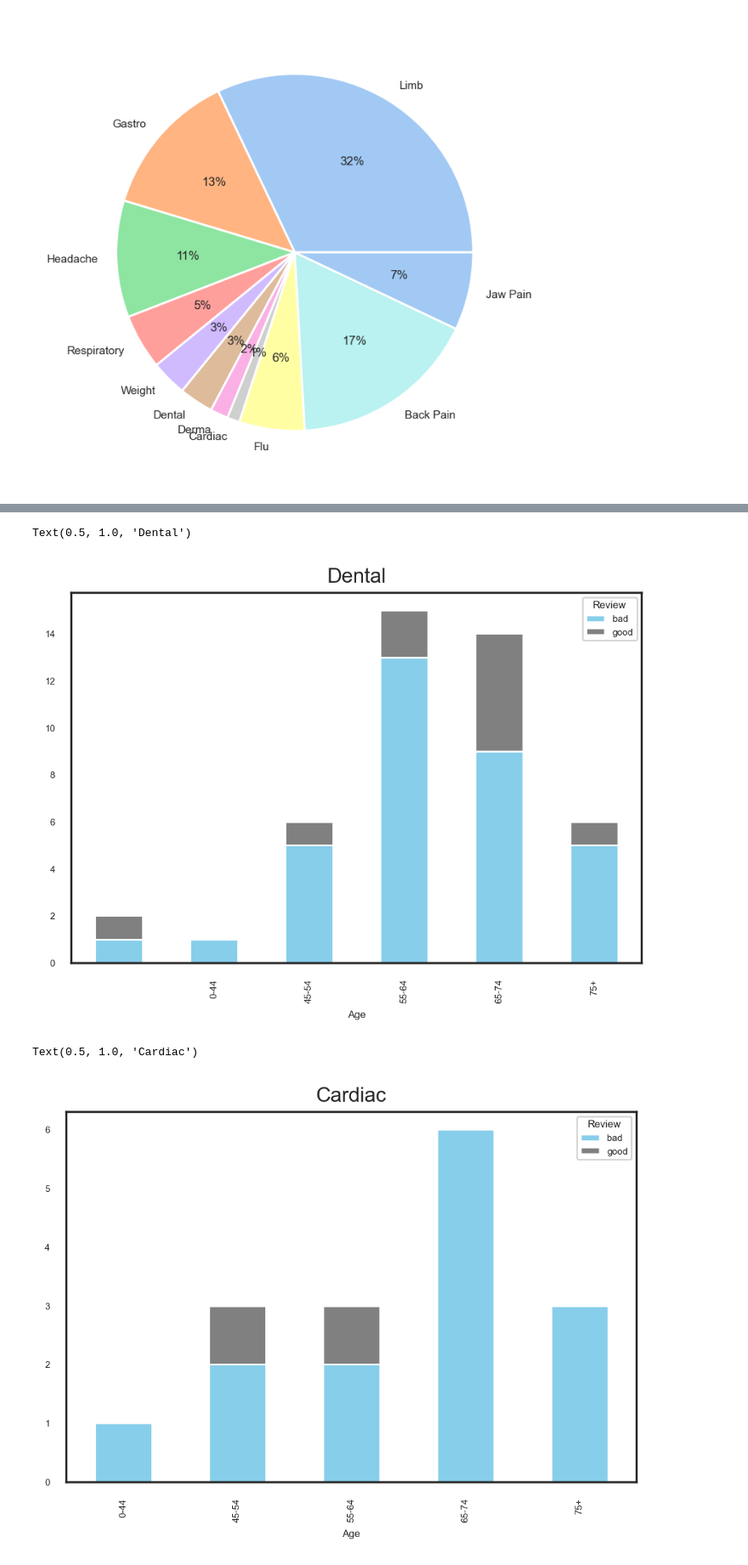
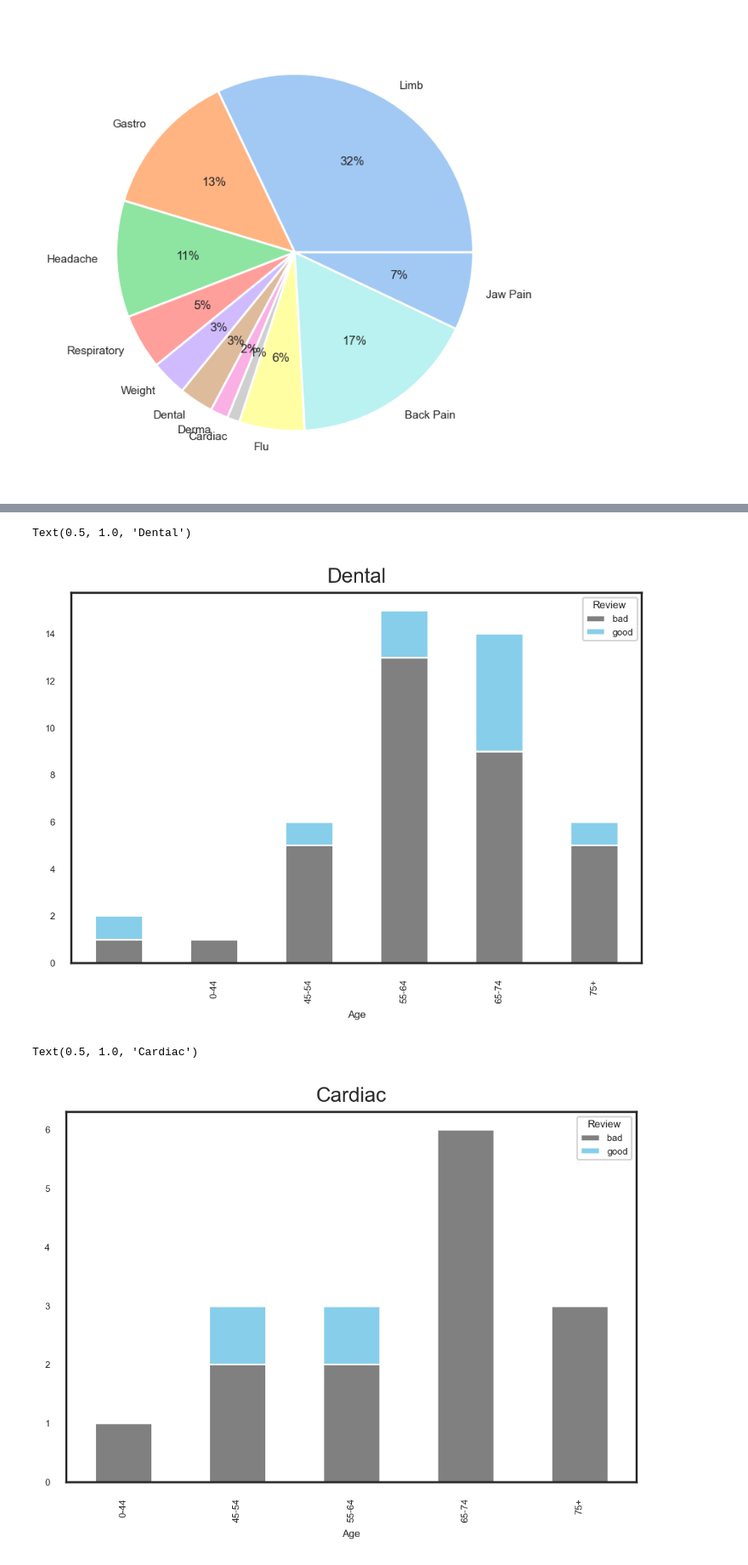
Before and after one commit to woonsupkim/DrugReview, a Jupyter notebook: Woon_after_Classification.ipynb, the cells around one changed output, grey strips where cells are left out. Shown at 85% size. Cells and saved outputs as stored; diff of their text form; code cells hidden in the pictures.

```diff
--- a/Woon_after_Classification.ipynb
+++ b/Woon_after_Classification.ipynb
@@ -623,16 +623,16 @@ Text(0.5, 1.0, 'Gastrointesntinal')
 # %%
 df_plot = df_dental.groupby(['Age', 'Review']).size().reset_index().pivot(columns='Review', index='Age', values=0)
-df_plot.plot(kind='bar', stacked=True, color=["skyblue", "gray"])
+df_plot.plot(kind='bar', stacked=True, color=["gray", "skyblue"])
 plt.title('Dental', fontsize=12)
 # %% [output]
 Text(0.5, 1.0, 'Dental')
-[figure, old version]
+[figure, new version]
 # %%
 df_plot = df_cardiac.groupby(['Age', 'Review']).size().reset_index().pivot(columns='Review', index='Age', values=0)
-df_plot.plot(kind='bar', stacked=True, color=["skyblue", "gray"])
+df_plot.plot(kind='bar', stacked=True, color=["gray", "skyblue"])
 plt.title('Cardiac', fontsize=12)
 # %% [output]
 Text(0.5, 1.0, 'Cardiac')
-[figure, old version]
+[figure, new version]
 # %%
 df_plot = df_derma.groupby(['Age', 'Review']).size().reset_index().pivot(columns='Review', index='Age', values=0)
```
Also changed, not shown: parts of 10 cells of this notebook.
